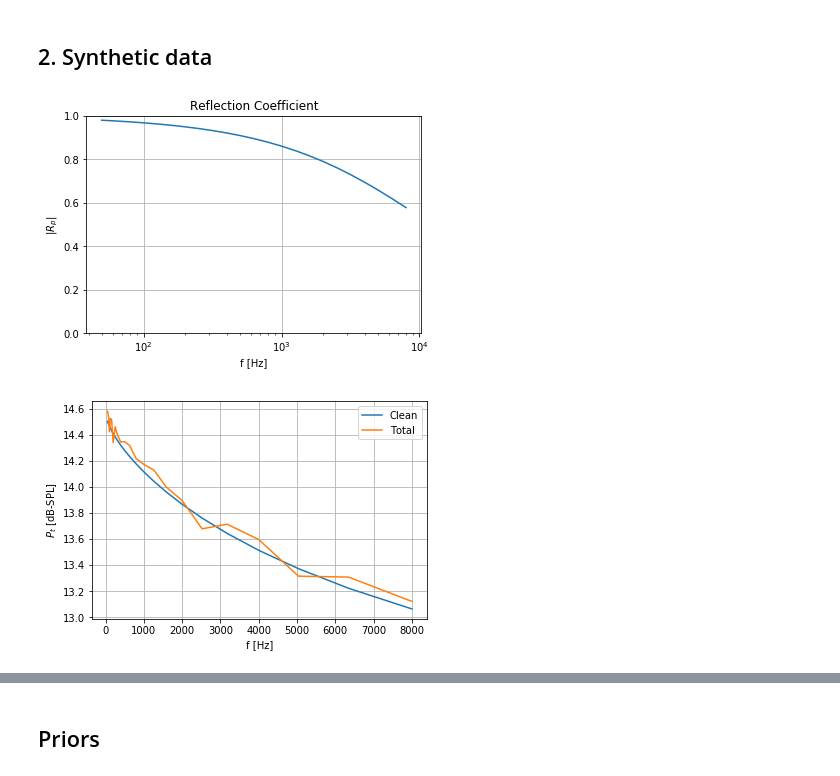
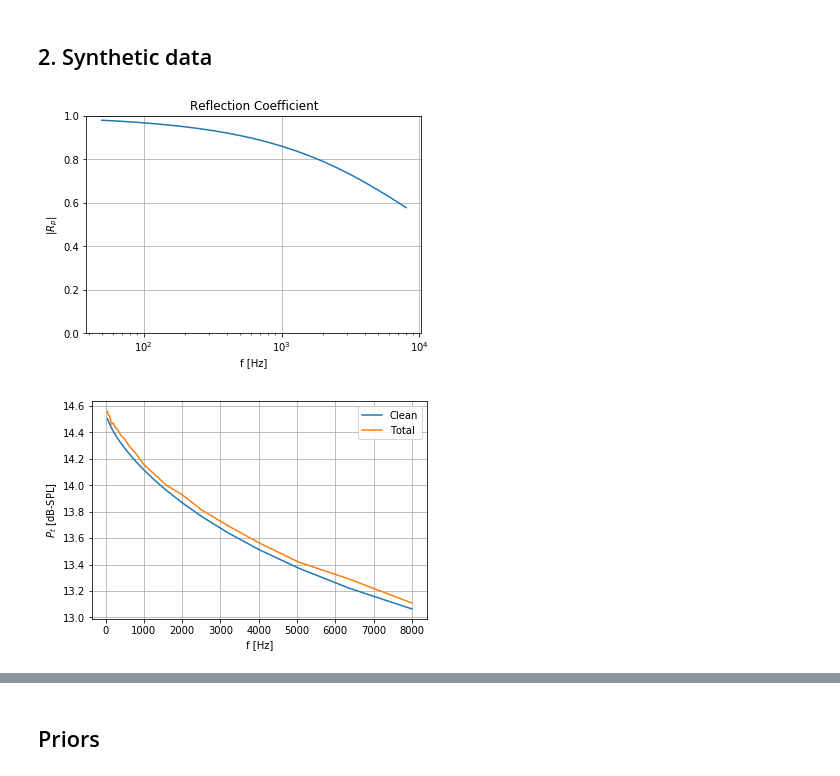
Before and after one commit to ulfaslak/bayesian_data_analysis_2017_project, a Jupyter notebook: acoustic/Acoustic_Project.ipynb, the cells around one changed output, grey strips where cells are left out. Saved outputs shown, nothing was run; the diff lists cells and outputs as text; code cells hidden in the pictures.

```diff
--- a/acoustic/Acoustic_Project.ipynb
+++ b/acoustic/Acoustic_Project.ipynb
@@ -98,36 +98,36 @@ S = np.ones(n, dtype=np.float)
 H1 = np.ones(n, dtype=np.float)
 H2 = np.ones(n, dtype=np.float)
 ## Total pressure
 pt_clean = S*(H1/r1+Rp*H2/r2)
 ## Noise
 SNR = 40
 An = abs(pt_clean/10**(SNR/20))
-Phin = np.random.normal(0,1,len(f))
+Phin = np.random.normal(0,1, size=(10, len(f)))
 
 pt = pt_clean+An*np.exp(1j*Phin)
 pt_real = np.real(pt)
 pt_imag = np.imag(pt)
 
 
 plt.plot(f,np.abs(Rp))
 plt.xscale('log')
 plt.grid()
 plt.xlabel('f [Hz]')
 plt.ylabel(r'$|R_p|$')
 plt.ylim(0,1)
 plt.title(r'Reflection Coefficient')
 plt.show()
 plt.figure()
 #plt.plot(f,20*np.log10(abs(An/np.sqrt(2)/pref)))
 plt.plot(f,20*np.log10(abs(pt_clean/np.sqrt(2)/pref)))
-plt.plot(f,20*np.log10(abs(pt/np.sqrt(2)/pref)))
+plt.plot(f,20*np.log10(abs(np.mean(pt, axis=0)/np.sqrt(2)/pref)))
 plt.legend(['Clean', 'Total'])
 plt.xlabel('f [Hz]')
 plt.ylabel(r'$P_t$ [dB-SPL]')
 plt.grid()
 # %% [output]
 [figure]
-[figure, old version]
+[figure, new version]
 # %% [markdown]
 ## 3. Inference
 
```
Also changed, not shown: parts of 5 cells of this notebook, 19 other files.
